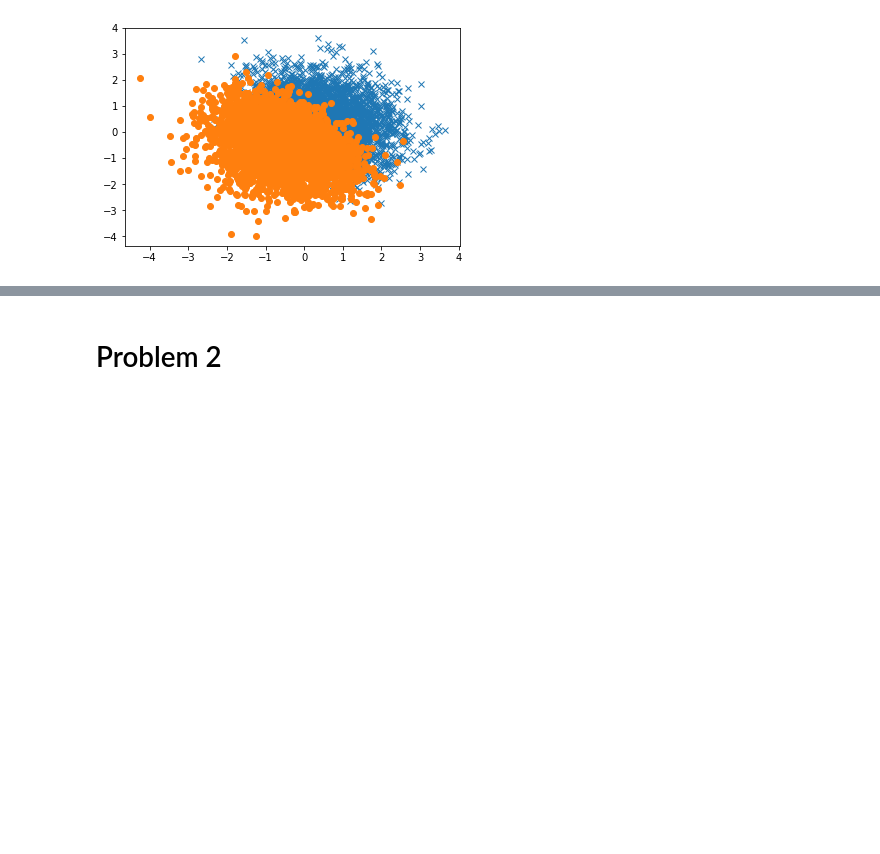
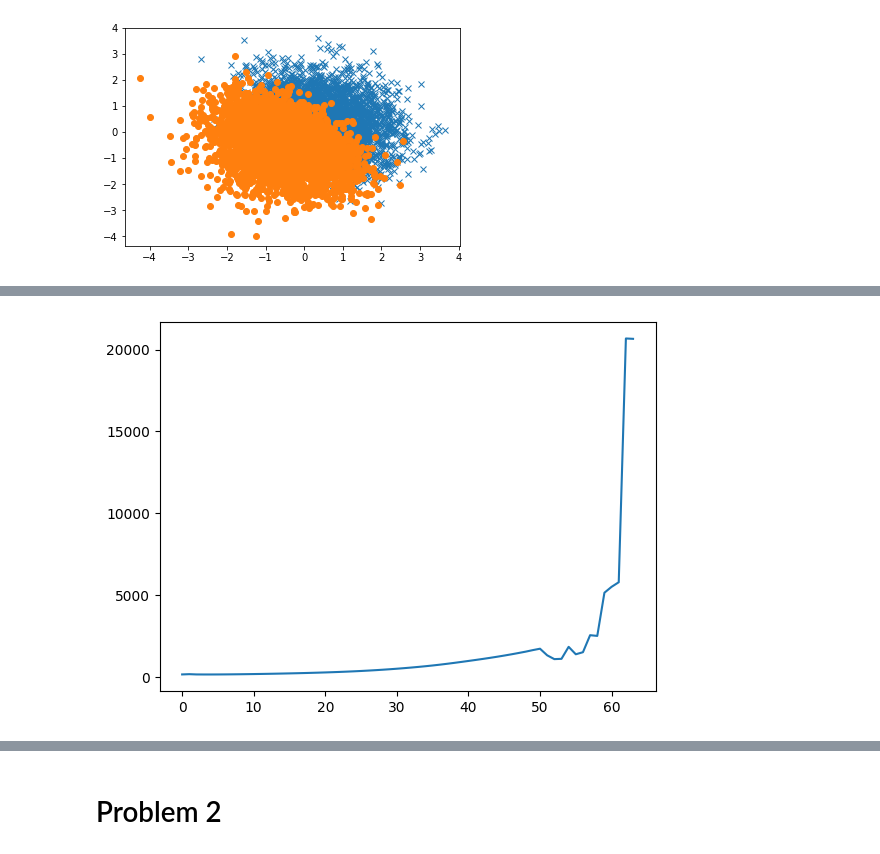
Before and after one commit to gray-1to/ad_ML_2023, a Jupyter notebook: ad_mid_report.ipynb, the cells around one changed output, grey strips where cells are left out. Cells and saved outputs as stored; diff of their text form; code cells hidden in the pictures; blank space fills up the shorter version.

```diff
--- a/ad_mid_report.ipynb
+++ b/ad_mid_report.ipynb
@@ -112,2 +178,28 @@ loss_hist_newton = [] # to store the history of loss J(w_t)
+# %%
+# implement Newton based method here
+# パラメータ
+eta = 0.01
+max_iter = 100
+# w = np.random.rand(4)
+w = np.zeros(4)
+penalty_weight = 0.01
+
+# データ準備
+w_hist_newton = np.zeros((max_iter, 4))
+loss_hist_newton = np.zeros(max_iter) # to store the history of loss J(w_t)
+x = x_d4
+y = y_d4
+
+for i in range(max_iter):
+    w_hist_newton[i] = w
+    loss_hist_newton[i] = J(x, y, w, penalty_weight)
+    w += - eta * HJ(x, y, w, penalty_weight)**-1 @ dJ(x, y, w, penalty_weight)
+
+# plot the result
+fig = plt.figure()
+plt.plot(loss_hist_newton)
+fig.savefig('data/1-2-newton.png')
+# %% [output]
+[figure, added]
 # %%
 # plot the result
```
Also changed, not shown: parts of 14 cells of this notebook, 5 other files.
